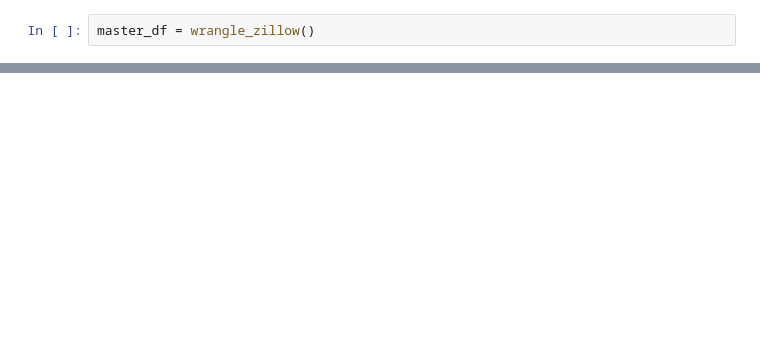
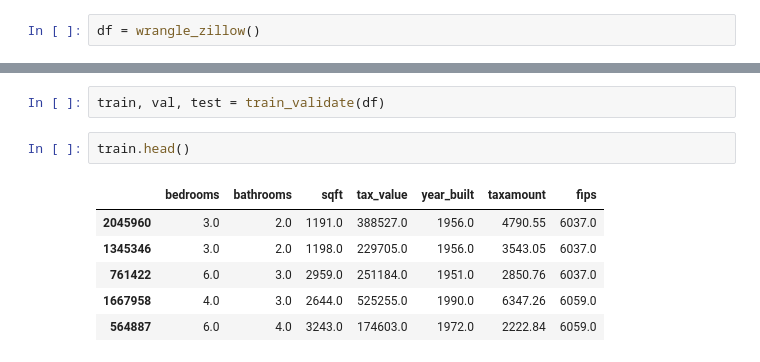
Before and after one commit to JoshuaHolt-Tech/regression-exercises, a Jupyter notebook: wrangle.ipynb, the cells around one changed output, grey strips where cells are left out. Drawn from its saved outputs; the diff is of its cells as text; blank space fills up the shorter version.

Commit message:
Finished the wrangle notebook, updated wrangle.py and created scaling notebook.

```diff
--- a/wrangle.ipynb
+++ b/wrangle.ipynb
@@ -30,5 +35,5 @@ Dropping all null values had a small affected on all fields except the upper out
 # %%
-master_df = wrangle_zillow()
+df = wrangle_zillow()
 # %%
 schema = pd.read_excel('zillow_data_dictionary.xlsx')
 #schema
@@ -43,0 +89,11 @@ schema.loc[[4, 3, 11, 51, 50, 54]]
+# %%
+train, val, test = train_validate(df)
+# %%
+train.head()
+# %% [output]
+|  | bedrooms | bathrooms | sqft | tax_value | year_built | taxamount | fips |
+| 2045960 | 3.0 | 2.0 | 1191.0 | 388527.0 | 1956.0 | 4790.55 | 6037.0 |
+| 1345346 | 3.0 | 2.0 | 1198.0 | 229705.0 | 1956.0 | 3543.05 | 6037.0 |
+| 761422 | 6.0 | 3.0 | 2959.0 | 251184.0 | 1951.0 | 2850.76 | 6037.0 |
+| 1667958 | 4.0 | 3.0 | 2644.0 | 525255.0 | 1990.0 | 6347.26 | 6059.0 |
+| 564887 | 6.0 | 4.0 | 3243.0 | 174603.0 | 1972.0 | 2222.84 | 6059.0 |
```
Also changed, not shown: parts of 5 cells of this notebook, 2 other files.
